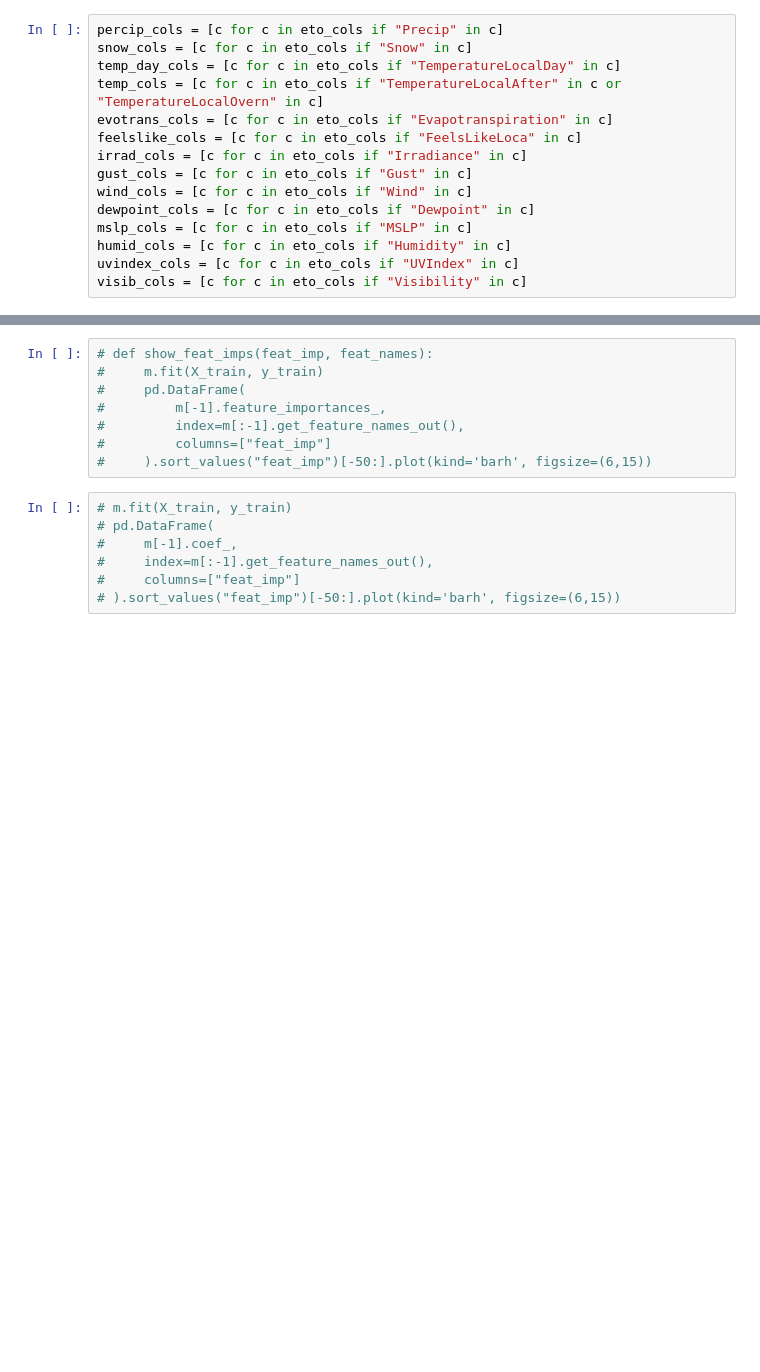
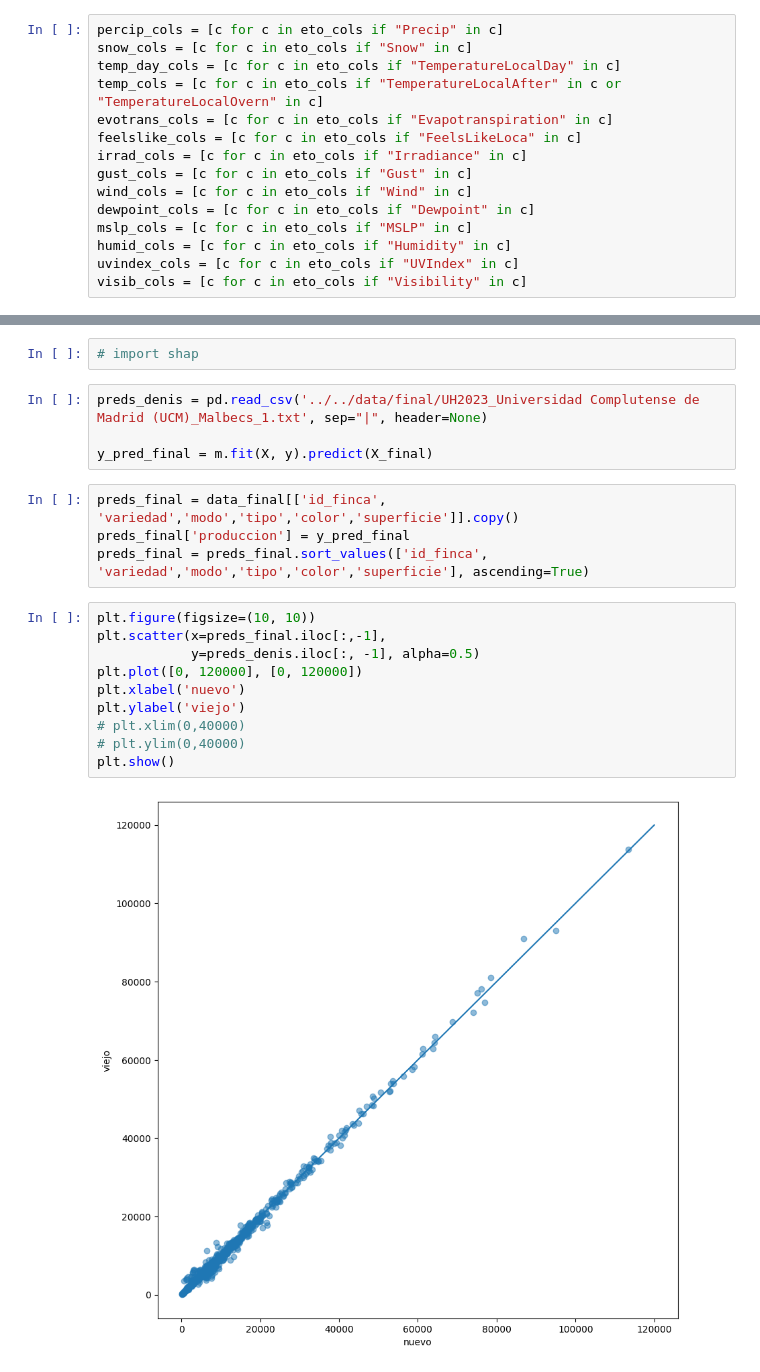
Before and after one commit to vitostamatti/datathon-cajamar-malbecs, a Jupyter notebook: notebooks/03-modeling/02-modeling-vito.ipynb, the cells around one changed output, grey strips where cells are left out. Cells and saved outputs as stored; diff of their text form; blank space fills up the shorter version.

```diff
--- a/notebooks/03-modeling/02-modeling-vito.ipynb
+++ b/notebooks/03-modeling/02-modeling-vito.ipynb
@@ -270,15 +288,22 @@ show_feat_imps(
-# %%
-# def show_feat_imps(feat_imp, feat_names):
-#     m.fit(X_train, y_train)
-#     pd.DataFrame(
-#         m[-1].feature_importances_,
-#         index=m[:-1].get_feature_names_out(),
-#         columns=["feat_imp"]
-#     ).sort_values("feat_imp")[-50:].plot(kind='barh', figsize=(6,15))
-# %%
-# m.fit(X_train, y_train)
-# pd.DataFrame(
-#     m[-1].coef_,
-#     index=m[:-1].get_feature_names_out(),
-#     columns=["feat_imp"]
-# ).sort_values("feat_imp")[-50:].plot(kind='barh', figsize=(6,15))
+# %%
+# import shap
+# %%
+preds_denis = pd.read_csv('../../data/final/UH2023_Universidad Complutense de Madrid (UCM)_Malbecs_1.txt', sep="|", header=None)
+
+y_pred_final = m.fit(X, y).predict(X_final)
+# %%
+preds_final = data_final[['id_finca', 'variedad','modo','tipo','color','superficie']].copy()
+preds_final['produccion'] = y_pred_final
+preds_final = preds_final.sort_values(['id_finca', 'variedad','modo','tipo','color','superficie'], ascending=True)
+# %%
+plt.figure(figsize=(10, 10))
+plt.scatter(x=preds_final.iloc[:,-1],
+            y=preds_denis.iloc[:, -1], alpha=0.5)
+plt.plot([0, 120000], [0, 120000])
+plt.xlabel('nuevo')
+plt.ylabel('viejo')
+# plt.xlim(0,40000)
+# plt.ylim(0,40000)
+plt.show()
+# %% [output]
+[figure, added]
```
Also changed, not shown: parts of 12 cells of this notebook, 35 other files.
